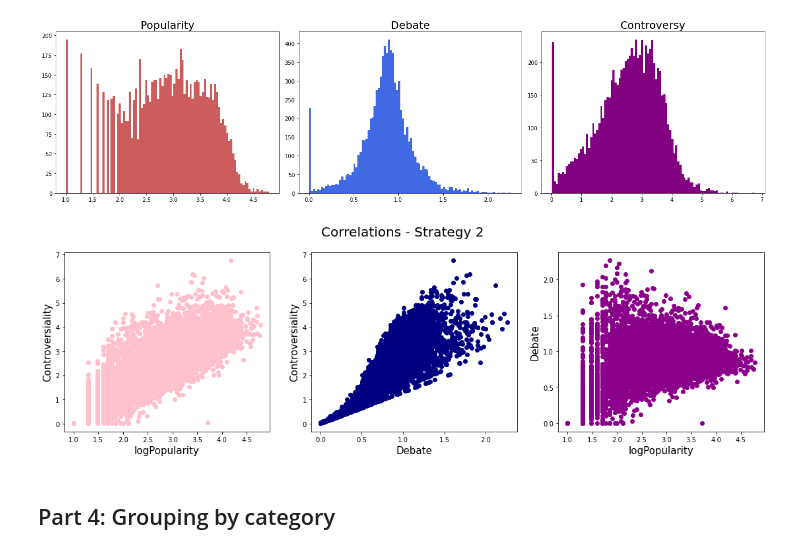
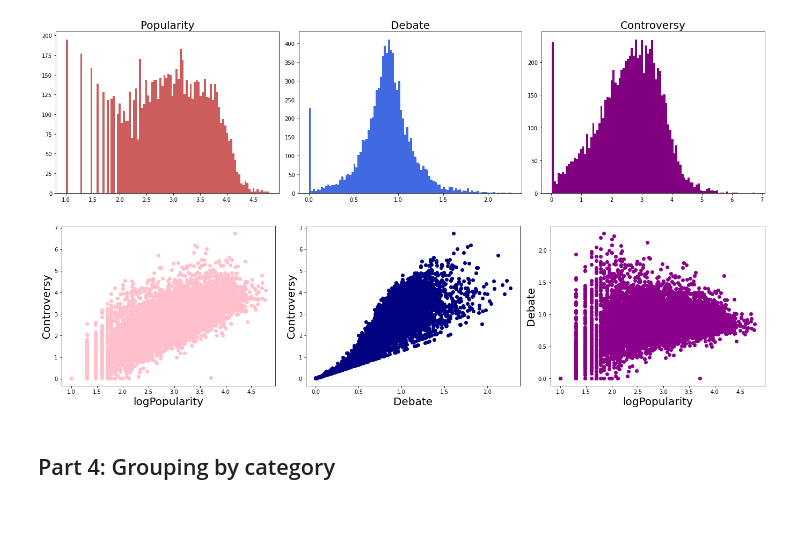
Before and after one commit to andreasala98/NYMines, a Jupyter notebook: NY_Mines.ipynb, the cells around one changed output. Cells and saved outputs as stored; diff of their text form; code cells hidden in the pictures; blank space fills up the shorter version.

```diff
--- a/NY_Mines.ipynb
+++ b/NY_Mines.ipynb
@@ -312,21 +312,22 @@ plt.savefig("Pictures/Strat2Dist.pdf")
 arts2.sort_values(by='controv',ascending=False,inplace=True)
 # %%
 fig, axs = plt.subplots(1, 3, figsize=(19, 5))
-fig.suptitle('Correlations - Strategy 2', fontsize=20, y=0.99)
+#fig.suptitle('Correlations - Strategy 2', fontsize=20, y=0.99)
 
 axs[0].scatter(arts2['logCommentNumber'],arts2['controv'],color='pink')
-axs[0].set_xlabel('logPopularity', fontsize=15)
-axs[0].set_ylabel('Controversy', fontsize=15)
+axs[0].set_xlabel('logPopularity', fontsize=20)
+axs[0].set_ylabel('Controversy', fontsize=20)
 axs[1].scatter(arts2['debate'], arts2['controv'], color='navy')
-axs[1].set_xlabel('Debate', fontsize=15)
-axs[1].set_ylabel('Controversy', fontsize=15)
+axs[1].set_xlabel('Debate', fontsize=20)
+axs[1].set_ylabel('Controversy', fontsize=20)
 axs[2].scatter(arts2['logCommentNumber'], arts2['debate'], color='darkmagenta')
-axs[2].set_xlabel('logPopularity', fontsize=15)
-axs[2].set_ylabel('Debate', fontsize=15)
+axs[2].set_xlabel('logPopularity', fontsize=20)
+axs[2].set_ylabel('Debate', fontsize=20)
 
-fig.show()
+plt.tight_layout()
+plt.savefig("Pictures/Strat2Corr.pdf")
 # %% [output]
-[figure, old version]
+[figure, new version]
 # %%
 #arts2.head(10)
 # %%
```
Also changed, not shown: 1 other file.
